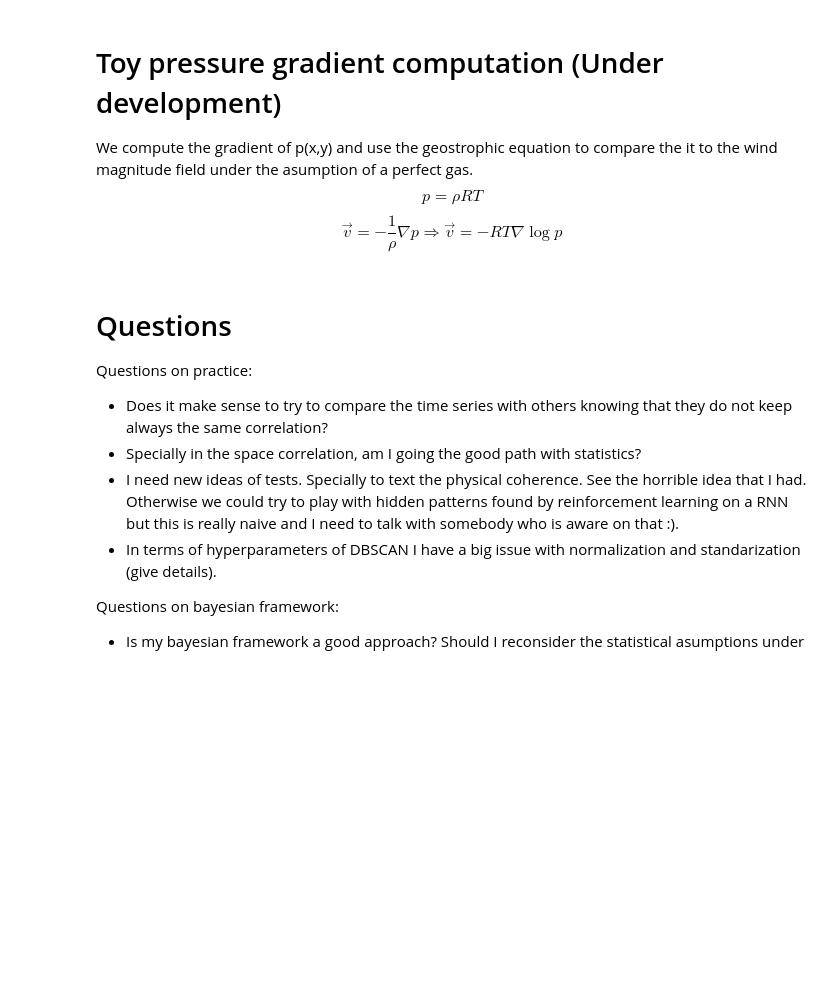
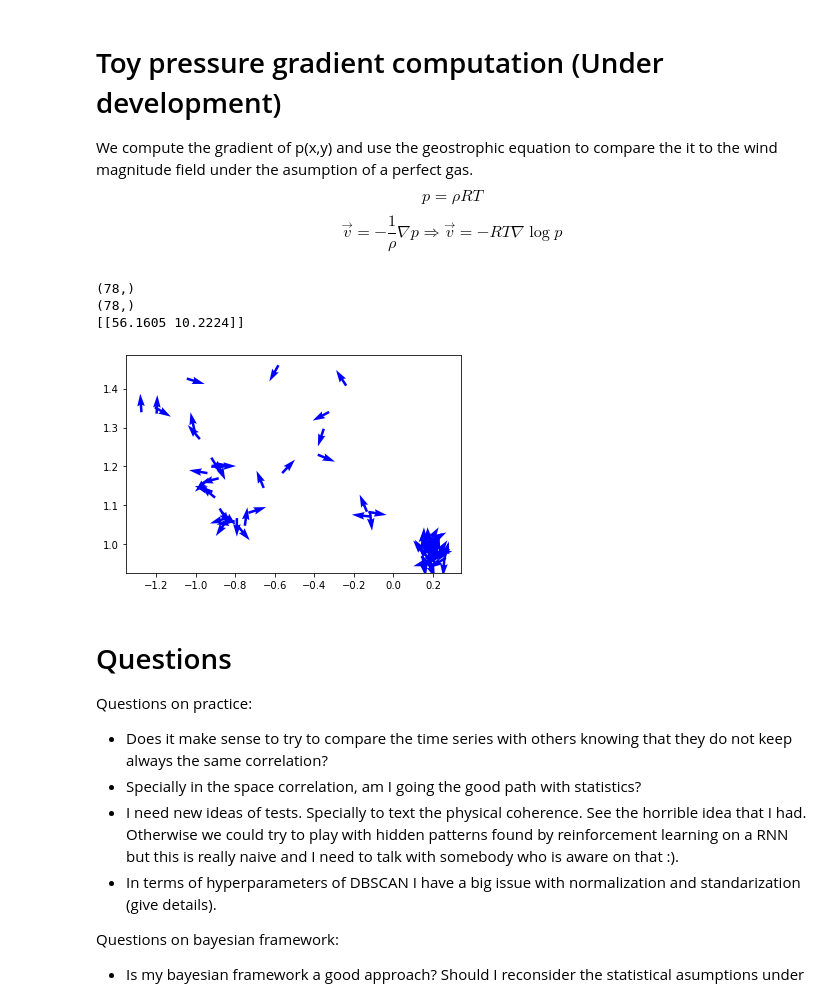
Before and after one commit to tomasfbouvier/Meteorological_Data_quality_assesment, a Jupyter notebook: pressure_check.ipynb, the cells around one changed output. Cells and saved outputs as stored; diff of their text form; code cells hidden in the pictures; blank space fills up the shorter version.

Commit message:
completed pressure gradient computation

```diff
--- a/pressure_check.ipynb
+++ b/pressure_check.ipynb
@@ -642,50 +642,55 @@ def geostrophic_wind_computation(time):
     Computes the gradient of the pressure field at a given time in order to find possible aberrant values for the wind
 
     input: timestamp
     output: 2D gradient in SPHERICAL
 
     TODO:
         Compute the wind
-        Transform to cartessian
-        remove locs
+        Compute the
     """
 
     x=[] ; y=[]; locs=[]
 
     for station in df3['station'].unique():
         if station in list(df['station']):
             _, f= create_sets(station)
-            theta,phi= comparison_stations[comparison_stations['station']==station][['lat', 'lon']].values[0]*np.pi*1./180.
-            x.append([theta,phi/np.sin(theta)])
-            locs.append([theta, phi])
+            theta,phi= df3[df3['station']==station][['lat', 'lon']].values[0]*np.pi*1./180.
+            x.append([theta,phi])
+            #locs.append([theta, phi])
             y.append(float(f(time)))
 
     x=np.array(x)
     locs=np.array(locs)
 
     gradp_x= np.gradient(np.log(y), x[:,0])
-    gradp_y= np.gradient(np.log(y), x[:,1])
+    gradp_y= np.gradient(np.log(y), x[:,1])/np.sin(x[:,0])
+
+    f= 7.2921e-5*2*np.sin(x[:,0])
+
+    vx = gradp_x/f*np.sin(x[:,0])*np.cos(x[:,1])
+    vy = gradp_y/f*np.sin(x[:,0])*np.sin(x[:,1])
 
 
-    return gradp_x, gradp_y, locs
-"""
-lat_max = float(df3[df3['station']== my_station]['lat']+1000.)
-lat_min = float(df3[df3['station']== my_station]['lat']-1000.)
-lon_max = float(df3[df3['station']== my_station]['lon']+1000.)
-lon_min = float(df3[df3['station']== my_station]['lon']-1000.)
+    return gradp_x, gradp_y, x
 
-comparison_stations= df3[(df3['lat']>lat_min)&(df3['lat']<lat_max)&(df3['lon']<lon_max)&(df3['lon']>lon_min)]
-"""
 x0=create_sets(my_station)[0][-25]
 
-gradp_x, gradp_y, locs= geostrophic_wind_computation(x0)
+gradp_x, gradp_y, x= geostrophic_wind_computation(x0)
 
 #Shitty visual representation
+
+
 for i in range(len(gradp_x)):
-    plt.quiver(locs[i,1], locs[i,0],gradp_y[i], gradp_x[i],color=['b'])
-print(df3[df3['station']==my_station][['lat', 'lon']].values)
+    plt.quiver(x[i,1], x[i,0],gradp_y[i], gradp_x[i],color=['b'])
+argmax= np.argmax(np.sqrt(gradp_x*gradp_x+gradp_y*gradp_y))
+plt.plot(x[argmax,1],x[argmax,0], 'r.' )
 
 #plt.plot(locs[:,1], locs[:,0], 'r.')
+# %% [output]
+(78,)
+(78,)
+[[56.1605 10.2224]]
+[figure, added]
 # %% [markdown]
 # Questions
 
```
